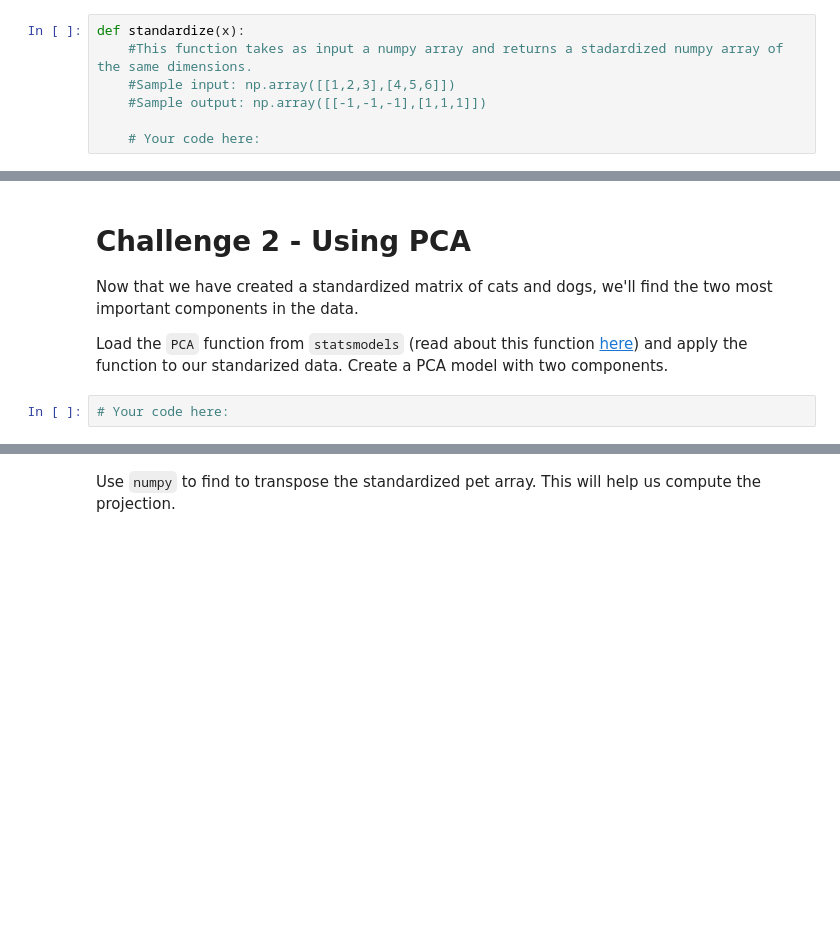
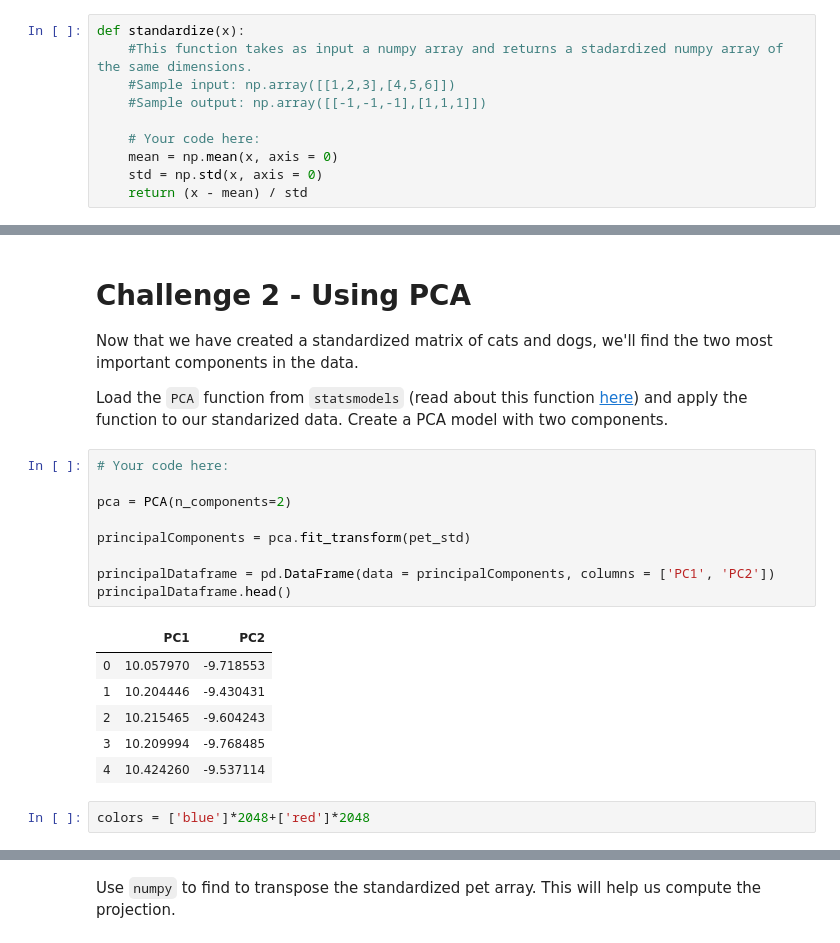
Before and after one commit to ta-datapt-bcn/lab-pca, a Jupyter notebook: your-code/main.ipynb, the cells around one changed output, grey strips where cells are left out. Cells and saved outputs as stored; diff of their text form; blank space fills up the shorter version.

```diff
--- a/your-code/main.ipynb
+++ b/your-code/main.ipynb
@@ -55,6 +78,9 @@ def standardize(x):
     #Sample output: np.array([[-1,-1,-1],[1,1,1]])
 
     # Your code here:
+    mean = np.mean(x, axis = 0)
+    std = np.std(x, axis = 0)
+    return (x - mean) / std
 # %% [markdown]
 Now, use the `np.concatenate` function to combine the cats and dogs arrays. Use `axis=1` to combine the two correctly. Make sure to put dogs first.
 # %%
@@ -69,5 +123,21 @@ Standardize the concatenated array below.
 Now that we have created a standardized matrix of cats and dogs, we'll find the two most important components in the data.
 
 Load the `PCA` function from `statsmodels` (read about this function [here](https://www.statsmodels.org/dev/generated/statsmodels.multivariate.pca.PCA.html)) and apply the function to our standarized data. Create a PCA model with two components.
-# %%
-# Your code here:
+# %%
+# Your code here:
+
+pca = PCA(n_components=2)
+
+principalComponents = pca.fit_transform(pet_std)
+
+principalDataframe = pd.DataFrame(data = principalComponents, columns = ['PC1', 'PC2'])
+principalDataframe.head()
+# %% [output]
+|  | PC1 | PC2 |
+| 0 | 10.057970 | -9.718553 |
+| 1 | 10.204446 | -9.430431 |
+| 2 | 10.215465 | -9.604243 |
+| 3 | 10.209994 | -9.768485 |
+| 4 | 10.424260 | -9.537114 |
+# %%
+colors = ['blue']*2048+['red']*2048
```
Also changed, not shown: parts of 20 cells of this notebook, 1 other file.
